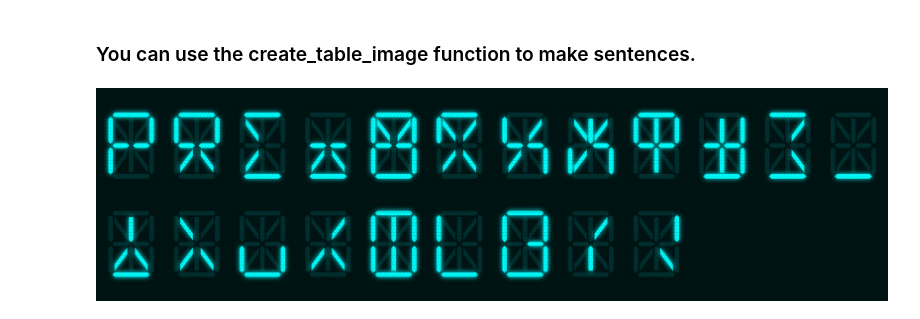
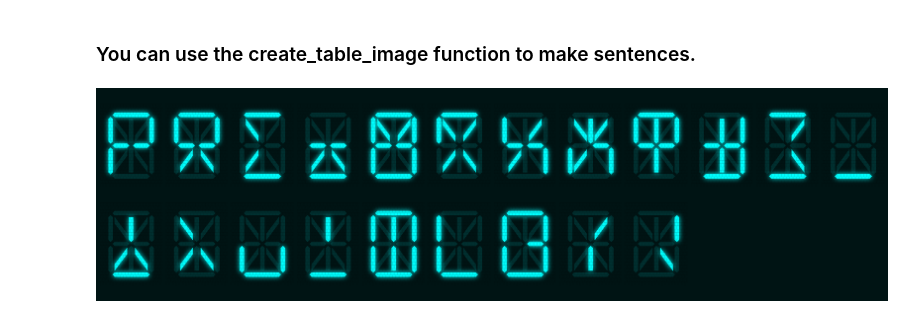
Before and after one commit to abalidoth/sitelen_palisa, a Jupyter notebook: sitelen_palisa_exploration.ipynb, the cells around one changed output. Drawn from its saved outputs; the diff is of its cells as text; code cells hidden in the pictures.

Commit message:
Adding welcome message

```diff
--- a/sitelen_palisa_exploration.ipynb
+++ b/sitelen_palisa_exploration.ipynb
@@ -104,8 +104,9 @@ im_final
 # %% [markdown]
 ### You can use the create_table_image function to make sentences.
 # %%
-text = "mi jan {name_start} kule akesi tonsi ante pana ilo nanpa {name_end} {period} o kama pona tawa lipu pi sitelen palisa {exclamation}"
+text = "mi jan {name_start} kule akesi tonsi ante pana ilo nanpa {name_end} {period} o kama pona lon lipu pi sitelen palisa {exclamation}"
 # %%
-create_table_image(text.split(" "), hbuffer=10, text=False)
+welcome = create_table_image(text.split(" "), hbuffer=10, text=False)
+welcome
 # %% [output]
-[figure, old version]
+[figure, new version]
```
Also changed, not shown: parts of 1 cell of this notebook, 2 other files.
